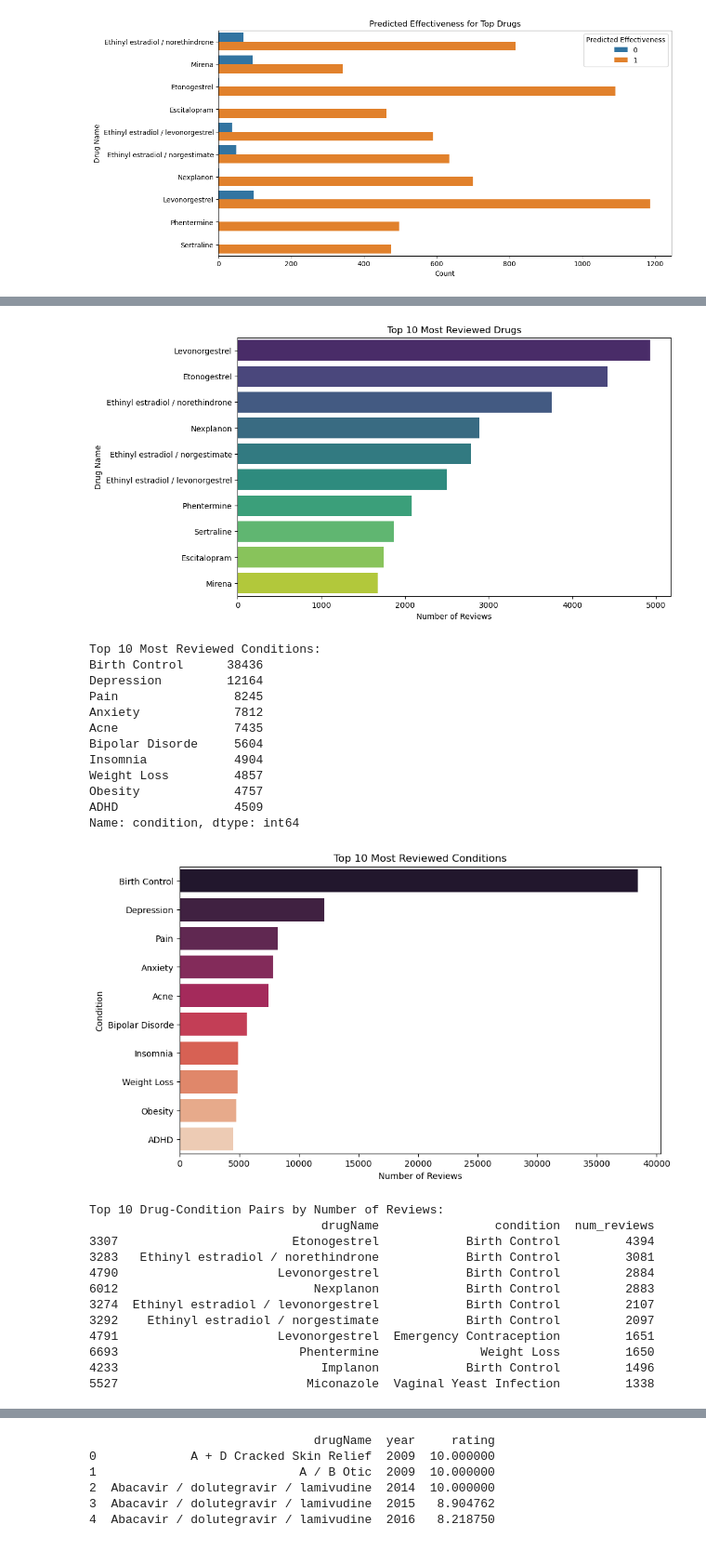
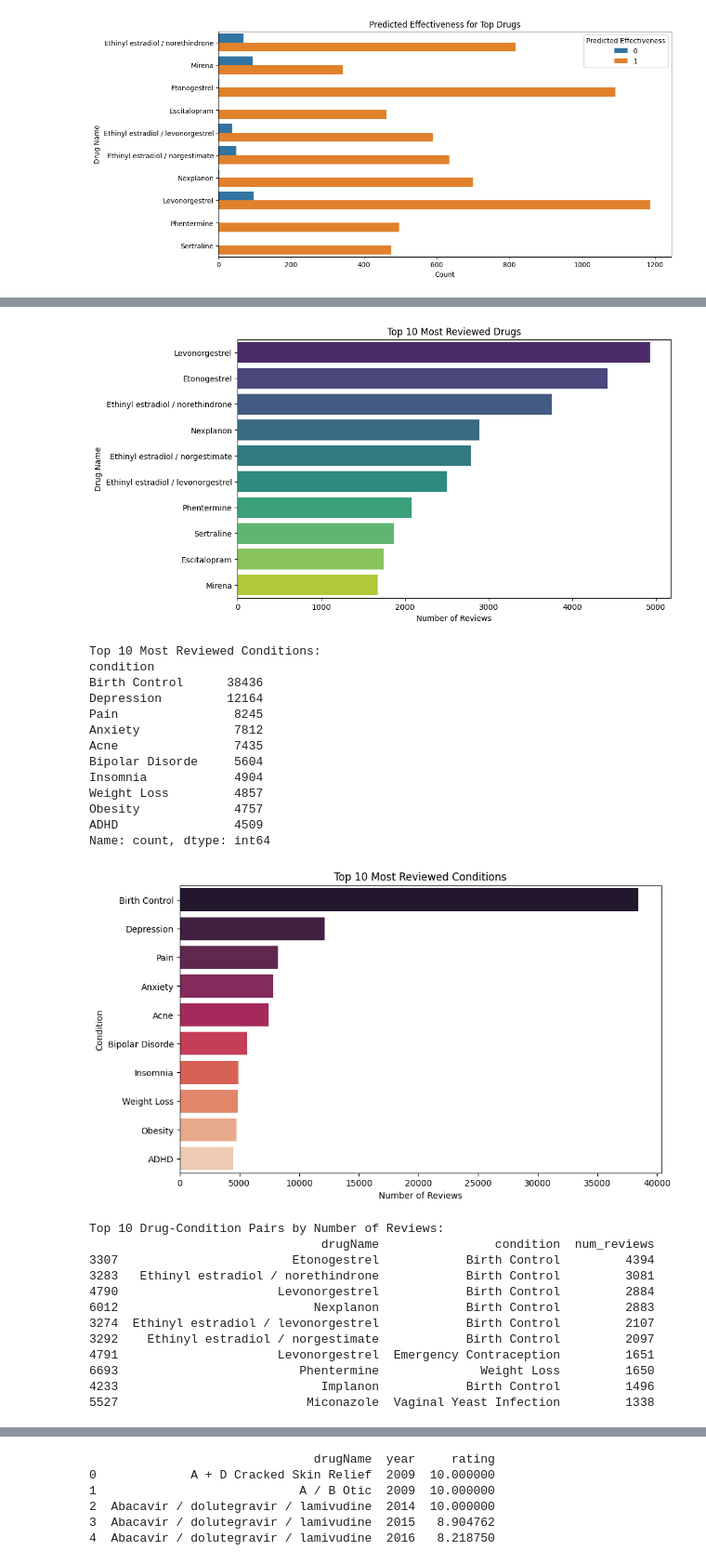
Before and after one commit to omarsagoo/drug-review-analysis, a Jupyter notebook: notebooks/drug_review_analysis.ipynb, the cells around one changed output, grey strips where cells are left out. Shown at 93% size. Drawn from its saved outputs; the diff is of its cells as text; code cells hidden in the pictures.

```diff
--- a/notebooks/drug_review_analysis.ipynb
+++ b/notebooks/drug_review_analysis.ipynb
@@ -406,7 +392,7 @@ print(top_drugs)
 
 # Visualize the top 10 most common drugs
 plt.figure(figsize=(10, 6))
-sns.barplot(x=top_drugs.values, y=top_drugs.index, palette="viridis")
+sns.barplot(x=top_drugs.values, y=top_drugs.index, hue=top_drugs.index, legend=False, palette="viridis")
 plt.title('Top 10 Most Reviewed Drugs')
 plt.xlabel('Number of Reviews')
 plt.ylabel('Drug Name')
@@ -419,7 +405,7 @@ print(top_conditions)
 
 # Visualize the top 10 conditions
 plt.figure(figsize=(10, 6))
-sns.barplot(x=top_conditions.values, y=top_conditions.index, palette="rocket")
+sns.barplot(x=top_conditions.values, y=top_conditions.index, hue=top_conditions.index, legend=False, palette="rocket")
 plt.title('Top 10 Most Reviewed Conditions')
 plt.xlabel('Number of Reviews')
 plt.ylabel('Condition')
@@ -475,17 +462,18 @@ Name: drugName, dtype: int64
 [figure]
 Top 10 Most Reviewed Conditions:
+condition
 Birth Control      38436
 Depression         12164
 Pain                8245
 Anxiety             7812
 Acne                7435
 Bipolar Disorde     5604
 Insomnia            4904
 Weight Loss         4857
 Obesity             4757
 ADHD                4509
-Name: condition, dtype: int64
+Name: count, dtype: int64
-[figure, old version]
+[figure, new version]
 Top 10 Drug-Condition Pairs by Number of Reviews:
                                 drugName                condition  num_reviews
 3307                        Etonogestrel            Birth Control         4394
```
Also changed, not shown: parts of 9 cells of this notebook.
